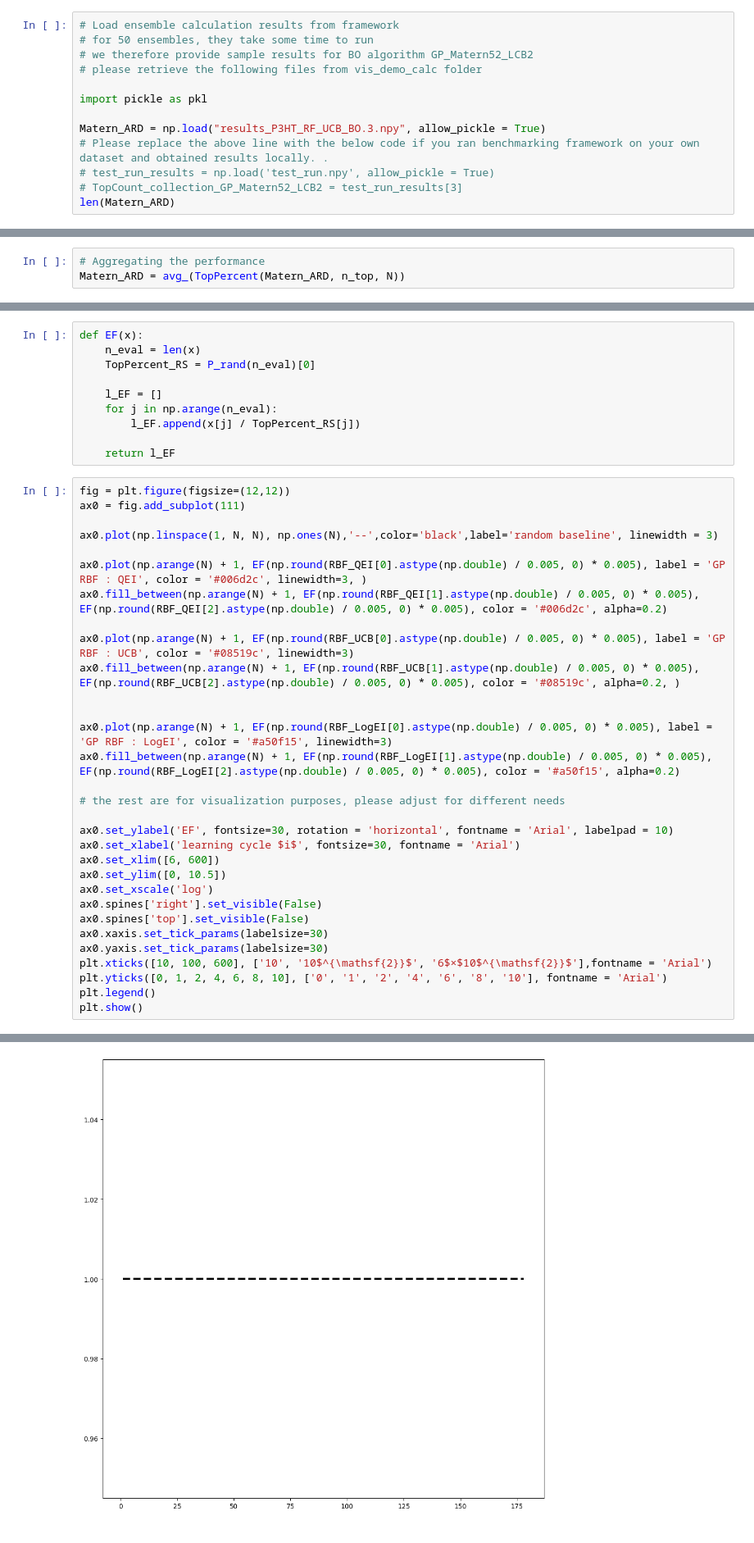
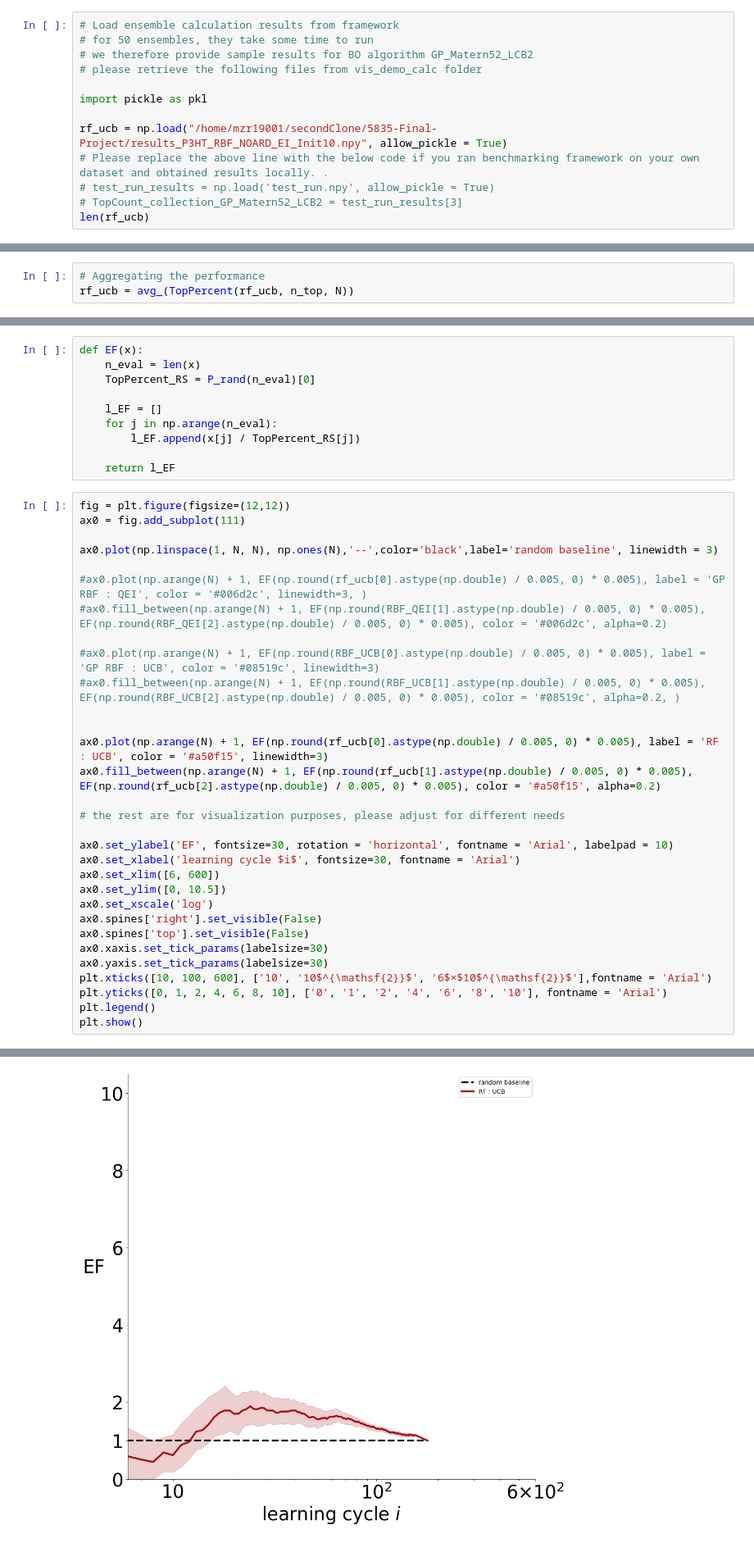
Before and after one commit to J-o-e-M/5835-Final-Project, a Jupyter notebook: Performance Visualization.ipynb, the cells around one changed output, grey strips where cells are left out. Shown at 82% size. Cells and saved outputs as stored; diff of their text form.

```diff
--- a/Performance Visualization.ipynb
+++ b/Performance Visualization.ipynb
@@ -70,11 +67,11 @@ top_indices = list(ds_grouped.sort_values(objective_name).head(n_top).index)
 
 import pickle as pkl
 
-Matern_ARD = np.load("results_P3HT_RF_UCB_BO.3.npy", allow_pickle = True)
+rf_ucb = np.load("/home/mzr19001/secondClone/5835-Final-Project/results_P3HT_RBF_NOARD_EI_Init10.npy", allow_pickle = True)
 # Please replace the above line with the below code if you ran benchmarking framework on your own dataset and obtained results locally. .
 # test_run_results = np.load('test_run.npy', allow_pickle = True)
 # TopCount_collection_GP_Matern52_LCB2 = test_run_results[3]
-len(Matern_ARD)
+len(rf_ucb)
 # %% [output]
 50
 # %% [markdown]
@@ -227,7 +224,7 @@ def TopPercent(x_top_count, n_top, N):
     return x_
 # %%
 # Aggregating the performance
-Matern_ARD = avg_(TopPercent(Matern_ARD, n_top, N))
+rf_ucb = avg_(TopPercent(rf_ucb, n_top, N))
 # %%
 fig = plt.figure(figsize=(12,12))
 ax0 = fig.add_subplot(111)
@@ -291,15 +305,15 @@ ax0 = fig.add_subplot(111)
 
 ax0.plot(np.linspace(1, N, N), np.ones(N),'--',color='black',label='random baseline', linewidth = 3)
 
-ax0.plot(np.arange(N) + 1, EF(np.round(RBF_QEI[0].astype(np.double) / 0.005, 0) * 0.005), label = 'GP RBF : QEI', color = '#006d2c', linewidth=3, )
-ax0.fill_between(np.arange(N) + 1, EF(np.round(RBF_QEI[1].astype(np.double) / 0.005, 0) * 0.005), EF(np.round(RBF_QEI[2].astype(np.double) / 0.005, 0) * 0.005), color = '#006d2c', alpha=0.2)
+#ax0.plot(np.arange(N) + 1, EF(np.round(rf_ucb[0].astype(np.double) / 0.005, 0) * 0.005), label = 'GP RBF : QEI', color = '#006d2c', linewidth=3, )
+#ax0.fill_between(np.arange(N) + 1, EF(np.round(RBF_QEI[1].astype(np.double) / 0.005, 0) * 0.005), EF(np.round(RBF_QEI[2].astype(np.double) / 0.005, 0) * 0.005), color = '#006d2c', alpha=0.2)
 
-ax0.plot(np.arange(N) + 1, EF(np.round(RBF_UCB[0].astype(np.double) / 0.005, 0) * 0.005), label = 'GP RBF : UCB', color = '#08519c', linewidth=3)
-ax0.fill_between(np.arange(N) + 1, EF(np.round(RBF_UCB[1].astype(np.double) / 0.005, 0) * 0.005), EF(np.round(RBF_UCB[2].astype(np.double) / 0.005, 0) * 0.005), color = '#08519c', alpha=0.2, )
+#ax0.plot(np.arange(N) + 1, EF(np.round(RBF_UCB[0].astype(np.double) / 0.005, 0) * 0.005), label = 'GP RBF : UCB', color = '#08519c', linewidth=3)
+#ax0.fill_between(np.arange(N) + 1, EF(np.round(RBF_UCB[1].astype(np.double) / 0.005, 0) * 0.005), EF(np.round(RBF_UCB[2].astype(np.double) / 0.005, 0) * 0.005), color = '#08519c', alpha=0.2, )
 
 
-ax0.plot(np.arange(N) + 1, EF(np.round(RBF_LogEI[0].astype(np.double) / 0.005, 0) * 0.005), label = 'GP RBF : LogEI', color = '#a50f15', linewidth=3)
-ax0.fill_between(np.arange(N) + 1, EF(np.round(RBF_LogEI[1].astype(np.double) / 0.005, 0) * 0.005), EF(np.round(RBF_LogEI[2].astype(np.double) / 0.005, 0) * 0.005), color = '#a50f15', alpha=0.2)
+ax0.plot(np.arange(N) + 1, EF(np.round(rf_ucb[0].astype(np.double) / 0.005, 0) * 0.005), label = 'RF : UCB', color = '#a50f15', linewidth=3)
+ax0.fill_between(np.arange(N) + 1, EF(np.round(rf_ucb[1].astype(np.double) / 0.005, 0) * 0.005), EF(np.round(rf_ucb[2].astype(np.double) / 0.005, 0) * 0.005), color = '#a50f15', alpha=0.2)
 
 # the rest are for visualization purposes, please adjust for different needs
 
@@ -321,4 +351,4 @@ NameError: name 'RBF_QEI' is not defined
-[figure, old version]
+[figure, new version]
 # %% [markdown]
 # Acceleration Factor
 # %%
```
Also changed, not shown: parts of 5 cells of this notebook, 11 other files.
